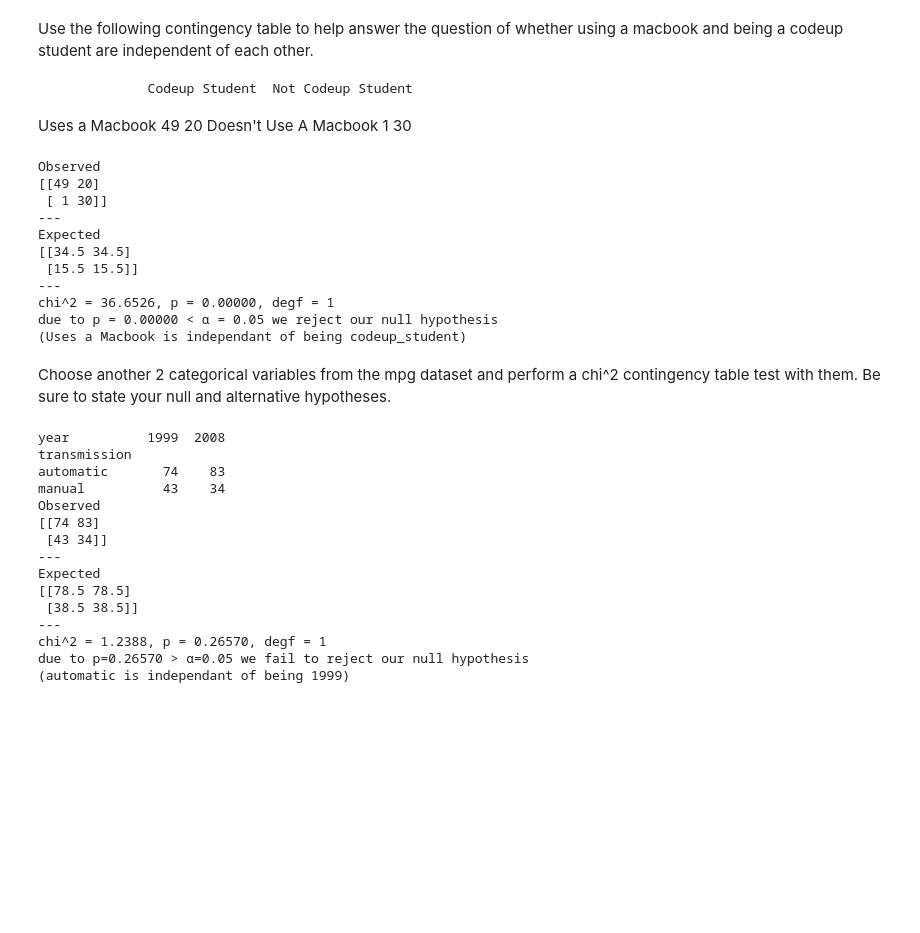
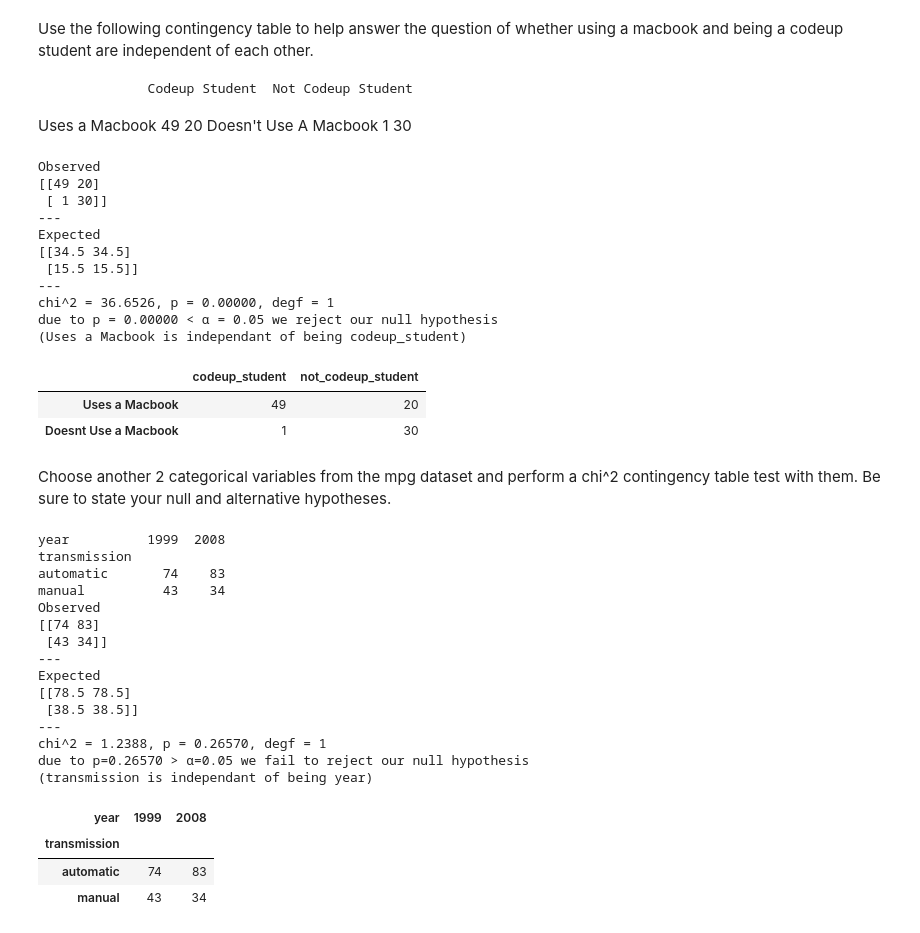
Before and after one commit to geary-shenck/statistics-exercises, a Jupyter notebook: hypothesis_testing.ipynb, the cells around one changed output. Drawn from its saved outputs; the diff is of its cells as text; code cells hidden in the pictures; blank space fills up the shorter version.

```diff
--- a/hypothesis_testing.ipynb
+++ b/hypothesis_testing.ipynb
@@ -577,18 +590,18 @@ Doesn't Use A Macbook	1			30
 # %%
 alpha = .05
 
-df1 = pd.DataFrame(
+df0 = pd.DataFrame(
                 [[49,20],[1,30]],
                 index=["Uses a Macbook","Doesnt Use a Macbook"],
                 columns=["codeup_student","not_codeup_student"]
                 )
-chi2, p, degf, expected = stats.chi2_contingency(df1)
+chi2, p, degf, expected = stats.chi2_contingency(df0)
 
-H0 = (f"{df2.index.name} is independant of being {df2.columns.name}")
-H1 = (f"{df2.index.name} is not independant of being {df2.columns.name}")
+H0 = (f"{df0.index[0]} is independant of being {df0.columns[0]}")
+H1 = (f"{df0.index[0]} is not independant of being {df0.columns[0]}")
 
 print('Observed')
-print(df1.values)
+print(df0.values)
 print('---\nExpected')
 print(expected)
 print(f'---\nchi^2 = {chi2:.4f}, p = {p:.5f}, degf = {degf}')
@@ -596,6 +609,7 @@ if p>alpha:
     print(f"due to p={p:.5f} > α={alpha} we fail to reject our null hypothesis")
 else:
     print(f"due to p = {p:.5f} < α = {alpha} we reject our null hypothesis\n({H0})")
+df0
 # %% [output]
 Observed
 [[49 20]
@@ -608,6 +622,9 @@ Expected
 chi^2 = 36.6526, p = 0.00000, degf = 1
 due to p = 0.00000 < α = 0.05 we reject our null hypothesis
 (Uses a Macbook is independant of being codeup_student)
+|  | codeup_student | not_codeup_student |
+| Uses a Macbook | 49 | 20 |
+| Doesnt Use a Macbook | 1 | 30 |
 # %% [markdown]
 Choose another 2 categorical variables from the mpg dataset and perform a
 chi^2
@@ -616,33 +633,38 @@ chi^2
 mpg_df["transmission"] = np.where((mpg_df["trans"].str.contains("manual")),"manual","automatic")
 df1 = pd.crosstab(mpg_df.transmission,mpg_df.year)
 print(df1)
 chi2, p, degf, expected = stats.chi2_contingency(df1)
 
-H0 = (f"{df2.index.name} is independant of being {df2.columns.name}")
-H1 = (f"{df2.index.name} is not independant of being {df2.columns.name}")
+H0 = (f"{df1.index.name} is independant of being {df1.columns.name}")
+H1 = (f"{df1.index.name} is not independant of being {df1.columns.name}")
 
 print('Observed')
 print(df1.values)
 print('---\nExpected')
 print(expected)
 print(f'---\nchi^2 = {chi2:.4f}, p = {p:.5f}, degf = {degf}')
 if p>alpha:
     print(f"due to p={p:.5f} > α={alpha} we fail to reject our null hypothesis\n({H0})")
 else:
     print(f"due to p = {p:.5f} < α = {alpha} we reject our null hypothesis\n({H0})")
+df1
 # %% [output]
 year          1999  2008
 transmission
 automatic       74    83
 manual          43    34
 Observed
 [[74 83]
  [43 34]]
 ---
 Expected
 [[78.5 78.5]
  [38.5 38.5]]
 ---
 chi^2 = 1.2388, p = 0.26570, degf = 1
 due to p=0.26570 > α=0.05 we fail to reject our null hypothesis
-(automatic is independant of being 1999)
+(transmission is independant of being year)
+| year | 1999 | 2008 |
+| transmission |  |  |
+| automatic | 74 | 83 |
+| manual | 43 | 34 |
```
Also changed, not shown: parts of 14 cells of this notebook.
